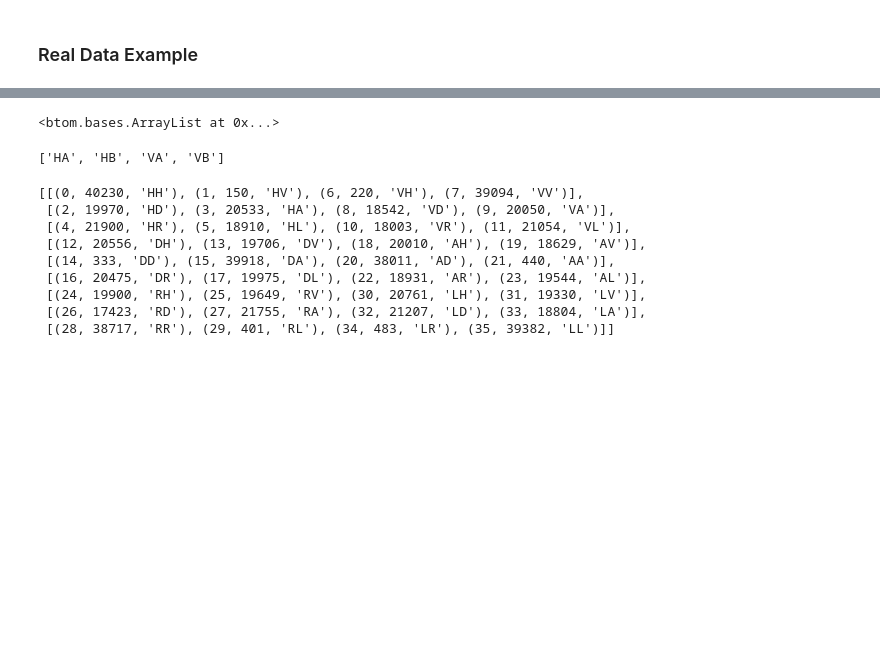
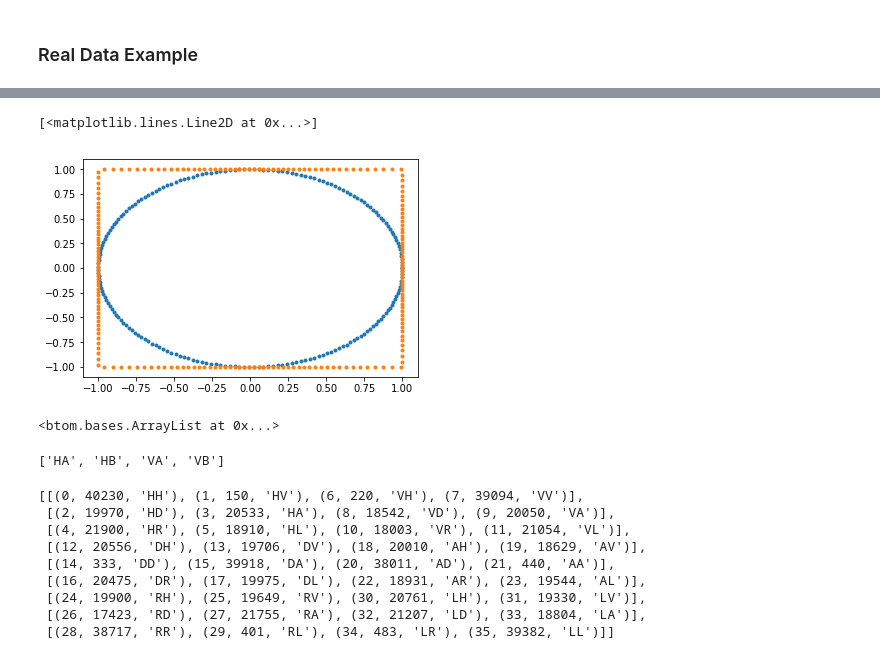
Before and after one commit to ihincks/btom, a Jupyter notebook: examples/poisson-example.ipynb, the cells around one changed output, grey strips where cells are left out. Drawn from its saved outputs; the diff is of its cells as text; code cells hidden in the pictures; blank space fills up the shorter version.

```diff
--- a/examples/poisson-example.ipynb
+++ b/examples/poisson-example.ipynb
@@ -13,3 +29,19 @@ import btom as bt
+# %%
+thetas = np.linspace(0,2*np.pi,200)
+x = np.cos(thetas)
+y = np.sin(thetas)
+def ff(x,y):
+    out = np.empty_like(x)
+    m = np.abs(x) < np.abs(y)
+    out[m] = np.abs(np.sqrt(1+(x[m]/y[m])**2))
+    m = np.logical_not(m)
+    out[m] =  np.abs(np.sqrt(1+(y[m]/x[m])**2))
+    return out
+plt.plot(x,y,'.')
+plt.plot(ff(x,y)*x,ff(x,y)*y,'.')
+# %% [output]
+[<matplotlib.lines.Line2D at 0x...>]
+[figure, added]
 # %%
 projections = bt.ArrayList(
         [[1,0], [0,1], [1, 1], [1, -1], [1, 1j], [1,-1j]],
```
Also changed, not shown: parts of 12 cells of this notebook, 8 other files.
